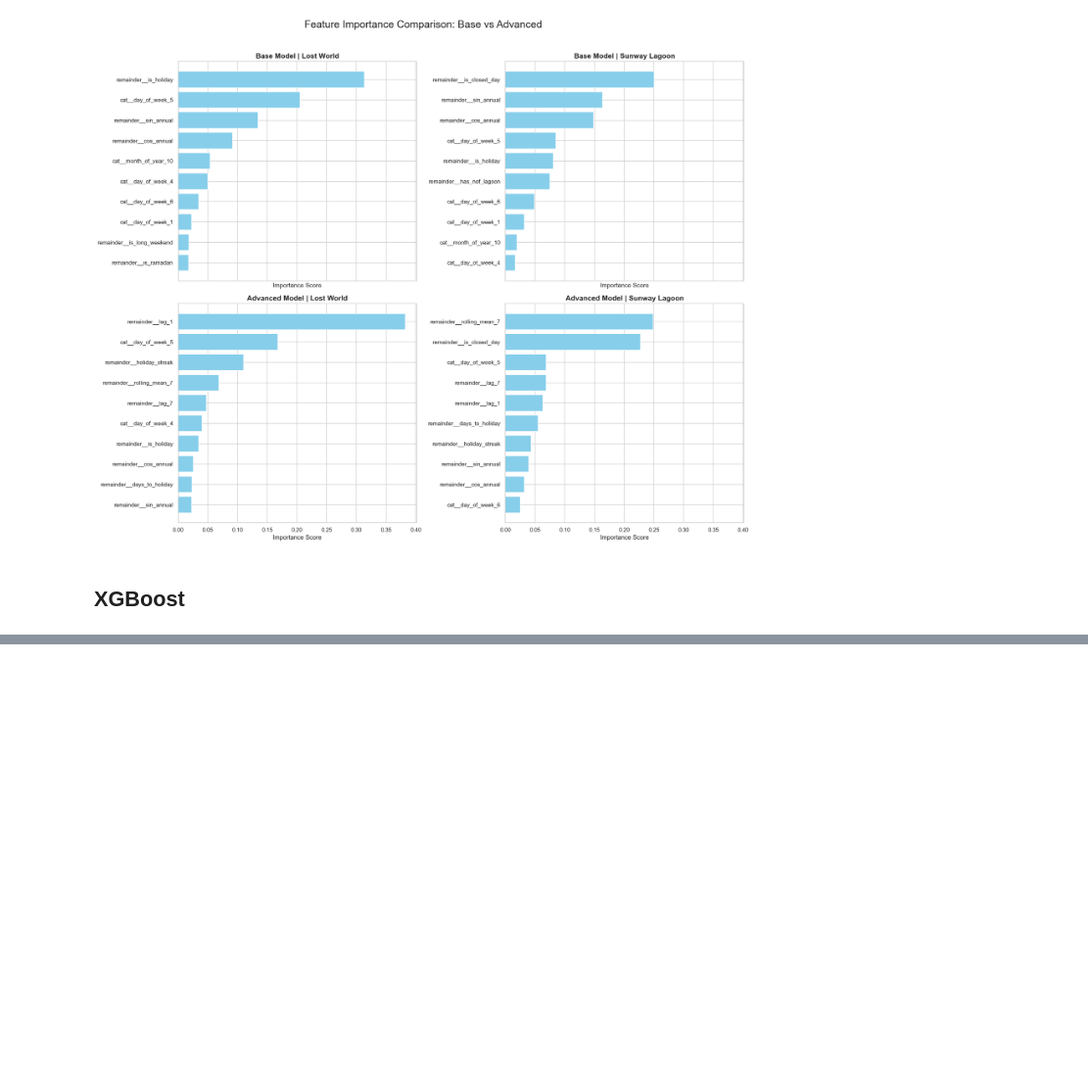
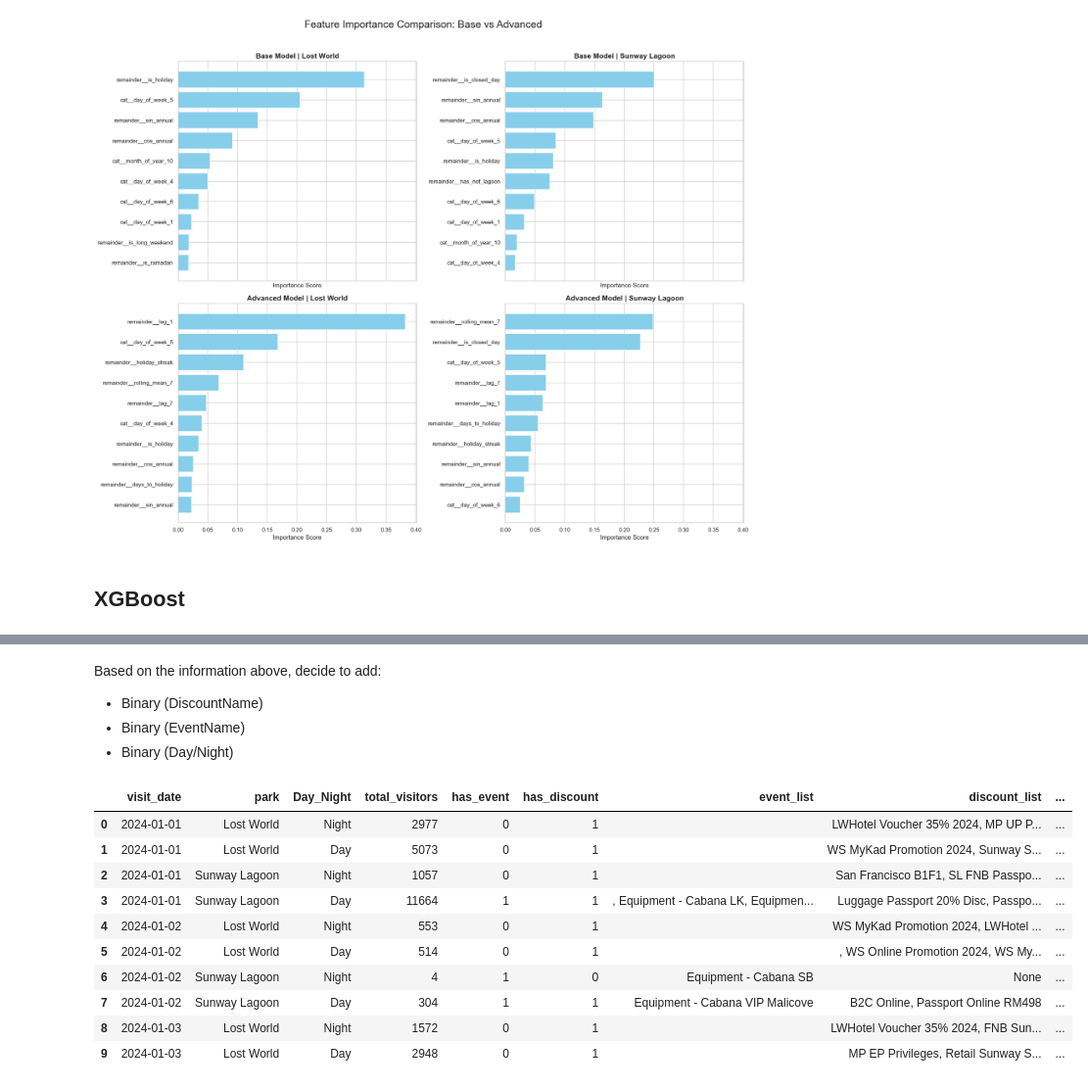
Before and after one commit to henrytansunway/sunway-theme-park, a Jupyter notebook: modi_demand_model.ipynb, the cells around one changed output, grey strips where cells are left out. Shown at 98% size. Saved outputs shown, nothing was run; the diff lists cells and outputs as text; code cells hidden in the pictures; blank space fills up the shorter version.

```diff
--- a/modi_demand_model.ipynb
+++ b/modi_demand_model.ipynb
@@ -688,0 +1063,13 @@ plt.show()
+# %%
+# Method 2: Adding more variables within the current dataset (Feature Engineering) to get more seasonality pattern
+# 1. Interaction: Is it a holiday AND a weekend?
+dat['holiday_weekend'] = dat['is_holiday'] * dat['is_long_weekend']
+
+# 2. Volatility: How much did the crowd fluctuate this week?
+dat['rolling_std_7'] = dat.groupby('park')['visitors'].transform(lambda x: x.shift(1).rolling(window=7).std())
+
+# 3. Momentum: Is the trend going up or down?
+# (7-day average vs 21-day average)
+rolling_7 = dat.groupby('park')['visitors'].transform(lambda x: x.shift(1).rolling(window=7).mean())
+rolling_21 = dat.groupby('park')['visitors'].transform(lambda x: x.shift(1).rolling(window=21).mean())
+dat['trend_velocity'] = rolling_7 - rolling_21
@@ -688,0 +1364,63 @@ plt.show()
+# %% [markdown]
+Based on the information above, decide to add:
+- Binary (DiscountName)
+- Binary (EventName)
+- Binary (Day/Night)
+# %%
+# Aggregating to Park-Day-Session (Day/Night) grain
+refined_sql = f"""
+WITH daily_session AS (
+    SELECT
+        CAST(TranDate + INTERVAL '8 hours' AS DATE) AS visit_date,
+        CASE
+            WHEN Environment = 1 THEN 'Sunway Lagoon'
+            WHEN Environment = 2 THEN 'Lost World'
+        END AS park,
+        -- ii) Day/Night classification
+        Day_Night,
+
+        -- i) Total visitors for that specific date/park/session
+        CAST(SUM(Complete_QTY) AS INT) AS total_visitors,
+
+        -- iii) Binary indicators (1 if ANY record in this session has an event/discount)
+        MAX(CASE WHEN EventName IS NOT NULL AND EventName <> '' THEN 1 ELSE 0 END) AS has_event,
+        MAX(CASE WHEN DiscountName IS NOT NULL AND DiscountName <> '' THEN 1 ELSE 0 END) AS has_discount,
+
+        -- Corrected function for DuckDB: STRING_AGG instead of LIST_AGG
+        STRING_AGG(DISTINCT EventName, ', ') FILTER (WHERE EventName IS NOT NULL) AS event_list,
+        STRING_AGG(DISTINCT DiscountName, ', ') FILTER (WHERE DiscountName IS NOT NULL) AS discount_list
+
+    FROM theme_park_database
+    WHERE Environment IN {CONFIG['PARK_ENVIRONMENTS']}
+      AND TranDate >= TIMESTAMP '{CONFIG['TRAIN_START_TS']}'
+      AND TranDate <  TIMESTAMP '{CONFIG['TRAIN_END_TS_EXCLUSIVE']}'
+    GROUP BY 1, 2, 3
+)
+SELECT * FROM daily_session
+ORDER BY visit_date ASC, park ASC, Day_Night DESC
+"""
+
+# Execute and load
+df_sessions = con.execute(refined_sql).df()
+
+# ii) Final encoding of Day_Night as Binary
+# Day = 1, Night = 0
+df_sessions['is_day_session'] = df_sessions['Day_Night'].map({'Day': 1, 'Night': 0}).fillna(0).astype(int)
+
+# Clean up any NaNs in the lists to keep it tidy
+df_sessions['event_list'] = df_sessions['event_list'].fillna('None')
+df_sessions['discount_list'] = df_sessions['discount_list'].fillna('None')
+
+display(df_sessions.head(10))
+# %% [output]
+|  | visit_date | park | Day_Night | total_visitors | has_event | has_discount | event_list | discount_list | ... |
+| 0 | 2024-01-01 | Lost World | Night | 2977 | 0 | 1 |  | LWHotel Voucher 35% 2024, MP UP P... | ... |
+| 1 | 2024-01-01 | Lost World | Day | 5073 | 0 | 1 |  | WS MyKad Promotion 2024, Sunway S... | ... |
+| 2 | 2024-01-01 | Sunway Lagoon | Night | 1057 | 0 | 1 |  | San Francisco B1F1, SL FNB Passpo... | ... |
+| 3 | 2024-01-01 | Sunway Lagoon | Day | 11664 | 1 | 1 | , Equipment - Cabana LK, Equipmen... | Luggage Passport 20% Disc, Passpo... | ... |
+| 4 | 2024-01-02 | Lost World | Night | 553 | 0 | 1 |  | WS MyKad Promotion 2024, LWHotel ... | ... |
+| 5 | 2024-01-02 | Lost World | Day | 514 | 0 | 1 |  | , WS Online Promotion 2024, WS My... | ... |
+| 6 | 2024-01-02 | Sunway Lagoon | Night | 4 | 1 | 0 | Equipment - Cabana SB | None | ... |
+| 7 | 2024-01-02 | Sunway Lagoon | Day | 304 | 1 | 1 | Equipment - Cabana VIP Malicove | B2C Online, Passport Online RM498 | ... |
+| 8 | 2024-01-03 | Lost World | Night | 1572 | 0 | 1 |  | LWHotel Voucher 35% 2024, FNB Sun... | ... |
+| 9 | 2024-01-03 | Lost World | Day | 2948 | 0 | 1 |  | MP EP Privileges, Retail Sunway S... | ... |
```
Also changed, not shown: parts of 84 cells of this notebook.
